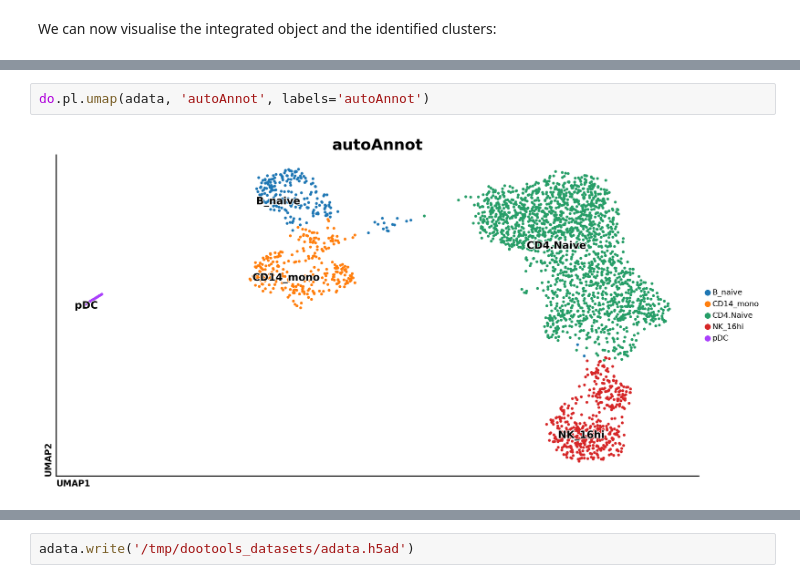
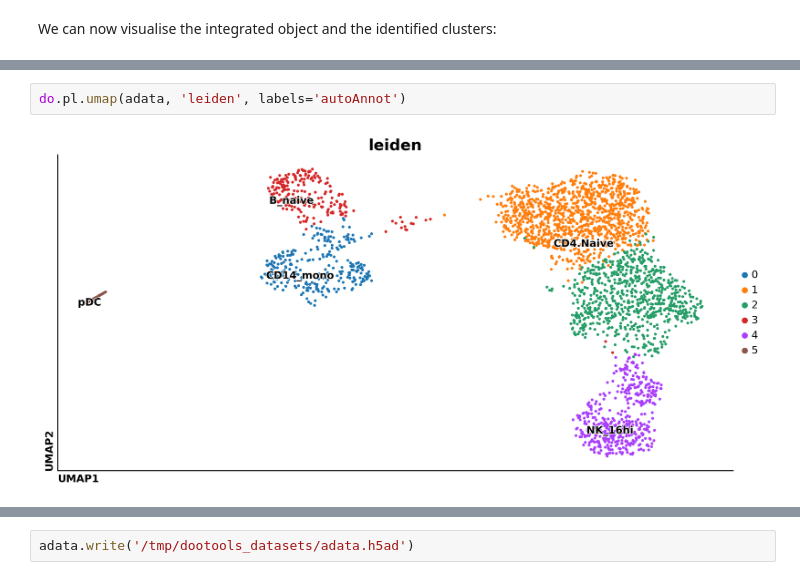
Before and after one commit to davidrm-bio/DOTools_py, a Jupyter notebook: docs/notebooks/example_10X.ipynb, the cells around one changed output, grey strips where cells are left out. Cells and saved outputs as stored; diff of their text form.

```diff
--- a/docs/notebooks/example_10X.ipynb
+++ b/docs/notebooks/example_10X.ipynb
@@ -190,4 +225,4 @@ adata = do.tl.auto_annot(adata, 'leiden', model='Healthy_COVID19_PBMC.pkl', conv
 # %%
-do.pl.umap(adata, 'autoAnnot', labels='autoAnnot')
+do.pl.umap(adata, 'leiden', labels='autoAnnot')
 # %% [output]
-[figure, old version]
+[figure, new version]
```
Also changed, not shown: parts of 30 cells of this notebook, 7 other files.
